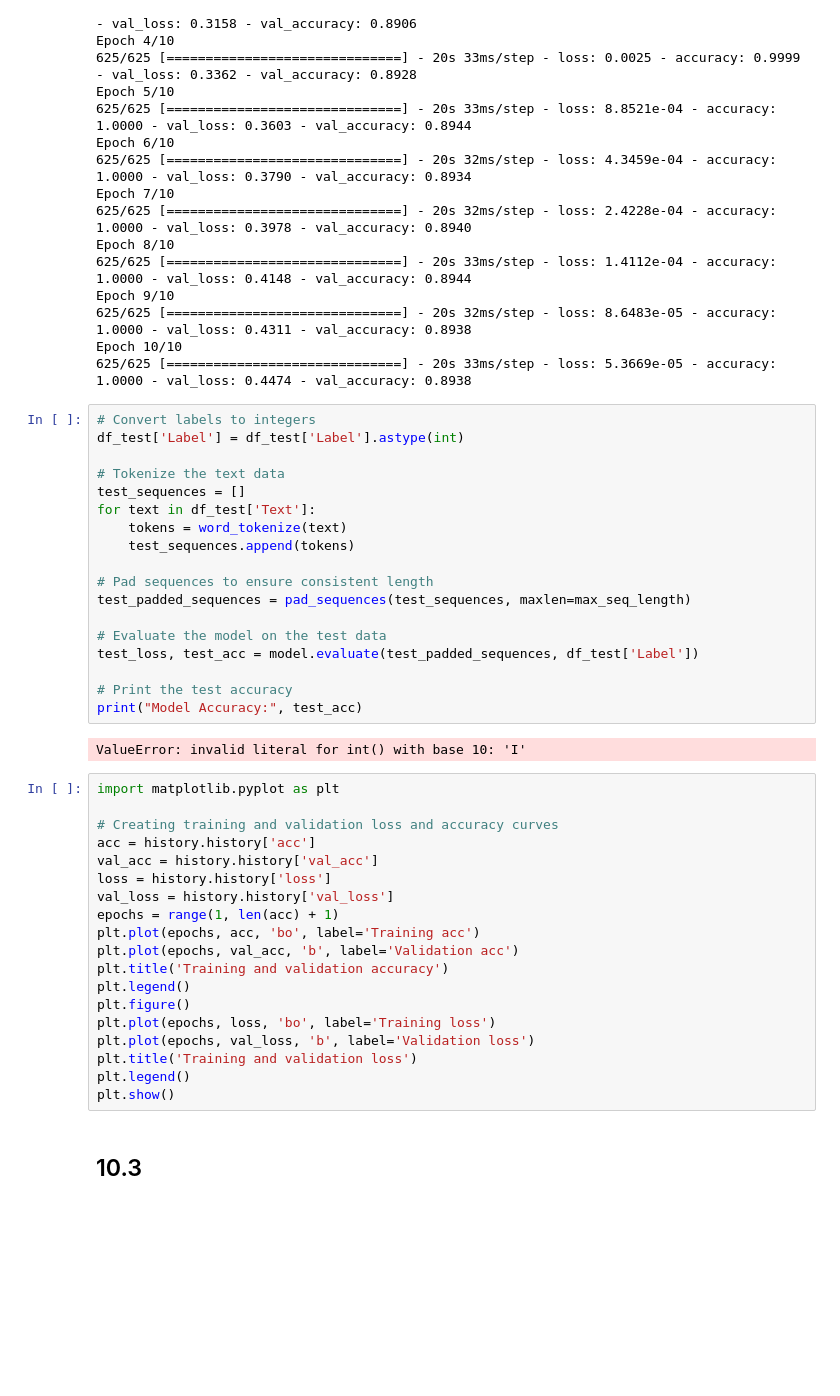
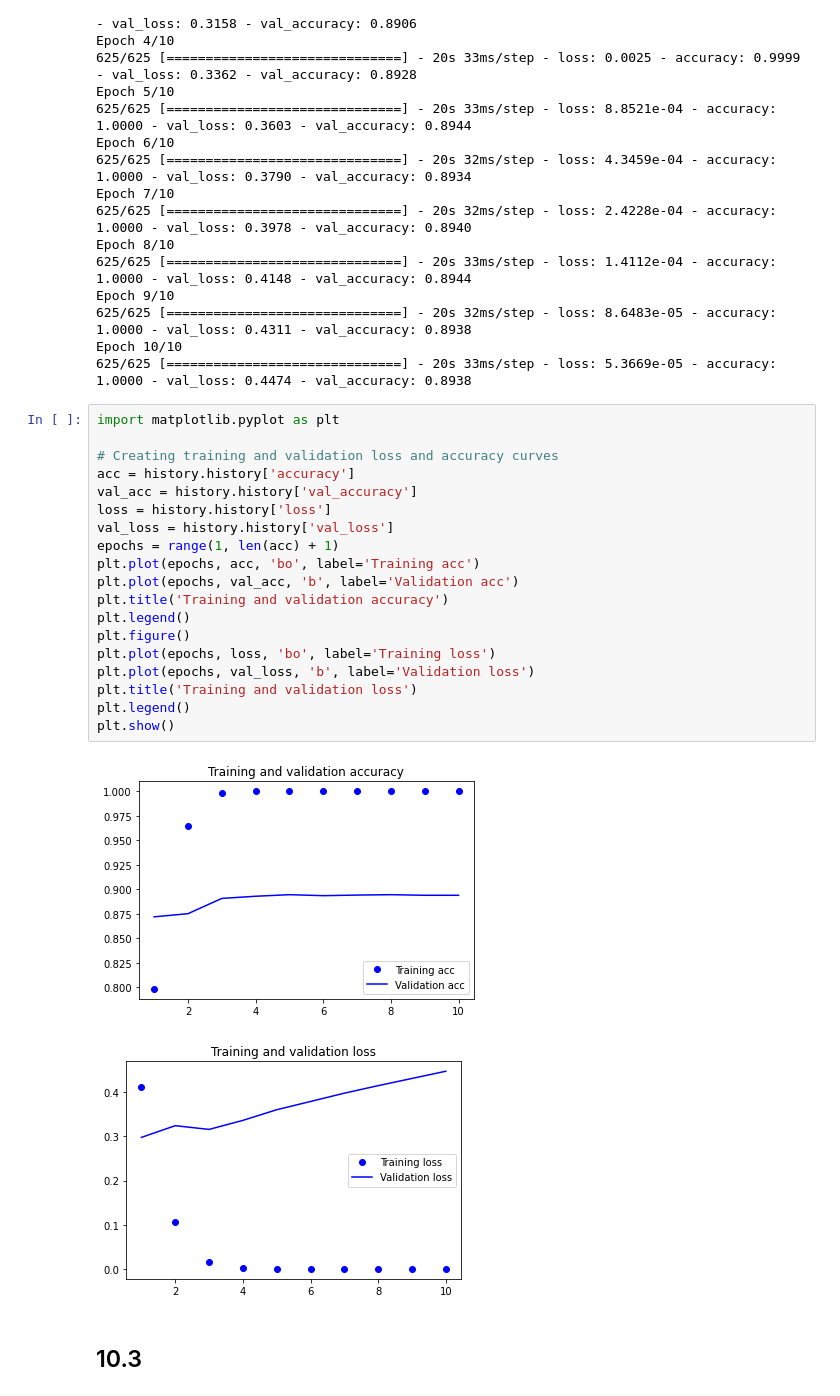
Before and after one commit to joshgreenert/dsc650, a Jupyter notebook: dsc650/assignments/assignment10/assignment_10_ML.ipynb, the cells around one changed output. Cells and saved outputs as stored; diff of their text form; blank space fills up the shorter version.

```diff
--- a/dsc650/assignments/assignment10/assignment_10_ML.ipynb
+++ b/dsc650/assignments/assignment10/assignment_10_ML.ipynb
@@ -190,45 +190,28 @@ Epoch 9/10
 625/625 [==============================] - 20s 32ms/step - loss: 8.6483e-05 - accuracy: 1.0000 - val_loss: 0.4311 - val_accuracy: 0.8938
 Epoch 10/10
 625/625 [==============================] - 20s 33ms/step - loss: 5.3669e-05 - accuracy: 1.0000 - val_loss: 0.4474 - val_accuracy: 0.8938
-# %%
-# Convert labels to integers
-df_test['Label'] = df_test['Label'].astype(int)
-
-# Tokenize the text data
-test_sequences = []
-for text in df_test['Text']:
-    tokens = word_tokenize(text)
-    test_sequences.append(tokens)
-
-# Pad sequences to ensure consistent length
-test_padded_sequences = pad_sequences(test_sequences, maxlen=max_seq_length)
-
-# Evaluate the model on the test data
-test_loss, test_acc = model.evaluate(test_padded_sequences, df_test['Label'])
-
-# Print the test accuracy
-print("Model Accuracy:", test_acc)
-# %% [output]
-ValueError: invalid literal for int() with base 10: 'I'
 # %%
 import matplotlib.pyplot as plt
 
 # Creating training and validation loss and accuracy curves
-acc = history.history['acc']
-val_acc = history.history['val_acc']
+acc = history.history['accuracy']
+val_acc = history.history['val_accuracy']
 loss = history.history['loss']
 val_loss = history.history['val_loss']
 epochs = range(1, len(acc) + 1)
 plt.plot(epochs, acc, 'bo', label='Training acc')
 plt.plot(epochs, val_acc, 'b', label='Validation acc')
 plt.title('Training and validation accuracy')
 plt.legend()
 plt.figure()
 plt.plot(epochs, loss, 'bo', label='Training loss')
 plt.plot(epochs, val_loss, 'b', label='Validation loss')
 plt.title('Training and validation loss')
 plt.legend()
 plt.show()
+# %% [output]
+[figure, added]
+[figure, added]
 # %% [markdown]
 ## 10.3
 # %%
```
Also changed, not shown: parts of 4 cells of this notebook.
